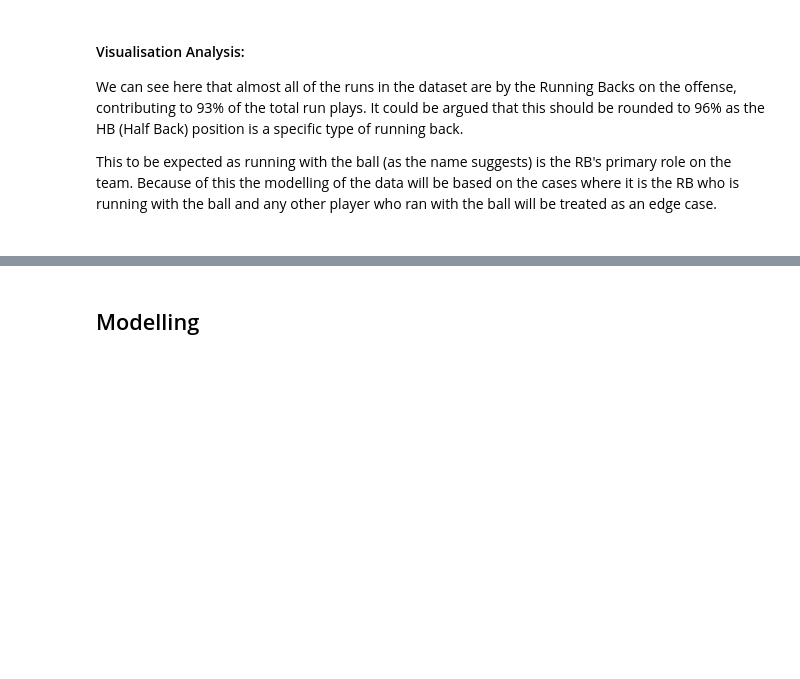
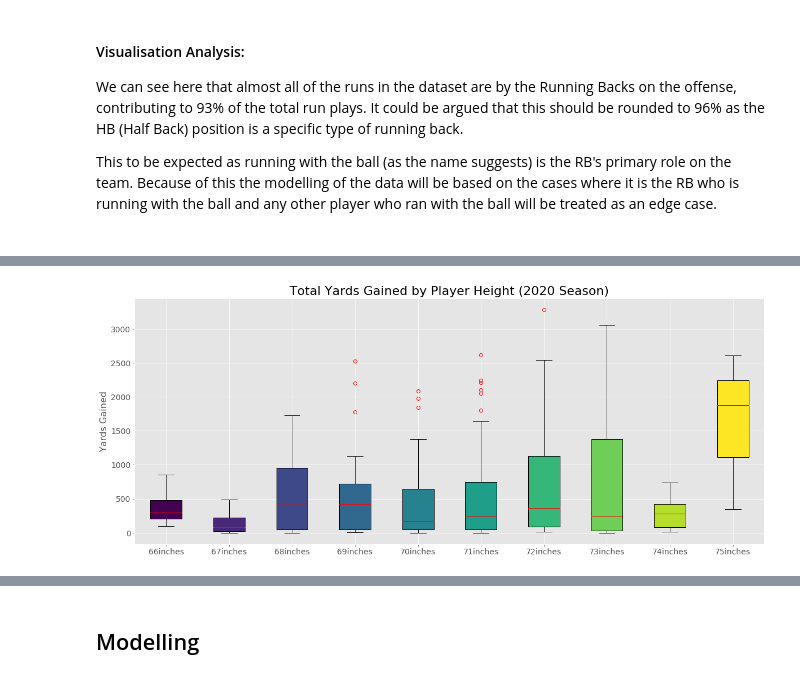
Before and after one commit to Louis-Bad/NFL-Rushing-Yards, a Jupyter notebook: main.ipynb, the cells around one changed output, grey strips where cells are left out. Drawn from its saved outputs; the diff is of its cells as text; code cells hidden in the pictures; blank space fills up the shorter version.

```diff
--- a/main.ipynb
+++ b/main.ipynb
@@ -511,0 +512,43 @@ next(iter(down1))[1]['Yards'].item()
+# %%
+# boxplot graph that more accurately shows the relationship between a RB's height and the total yards gained in a season
+plt.figure(figsize=(20,8))
+
+# the total yards gained in the 2020 season by each running back. seperated by height category
+height_66 = rb_df.loc[rb_df['PlayerHeight'] == 66].groupby('NflId').sum()['Yards']
+height_67 = rb_df.loc[rb_df['PlayerHeight'] == 67].groupby('NflId').sum()['Yards']
+height_68 = rb_df.loc[rb_df['PlayerHeight'] == 68].groupby('NflId').sum()['Yards']
+height_69 = rb_df.loc[rb_df['PlayerHeight'] == 69].groupby('NflId').sum()['Yards']
+height_70 = rb_df.loc[rb_df['PlayerHeight'] == 70].groupby('NflId').sum()['Yards']
+height_71 = rb_df.loc[rb_df['PlayerHeight'] == 71].groupby('NflId').sum()['Yards']
+height_72 = rb_df.loc[rb_df['PlayerHeight'] == 72].groupby('NflId').sum()['Yards']
+height_73 = rb_df.loc[rb_df['PlayerHeight'] == 73].groupby('NflId').sum()['Yards']
+height_74 = rb_df.loc[rb_df['PlayerHeight'] == 74].groupby('NflId').sum()['Yards']
+height_75 = rb_df.loc[rb_df['PlayerHeight'] == 75].groupby('NflId').sum()['Yards']
+
+# adding the catefories of data and their labels into lists so they can be used in the plt.boxplot() function
+heights = [height_66, height_67, height_68, height_69, height_70, height_71, height_72, height_73, height_74, height_75]
+height_labels = ['66inches', '67inches', '68inches', '69inches', '70inches', '71inches', '72inches', '73inches', '74inches', '75inches']
+
+# aesthetic plot settings
+plt.title('Total Yards Gained by Player Height (2020 Season)', fontsize=title_size)
+plt.ylabel('Yards Gained', fontsize=label_size)
+plt.xticks(fontsize=tick_size)
+plt.yticks(fontsize=tick_size)
+height_bplot = plt.boxplot(heights,
+                           labels=height_labels,
+                           flierprops={'markeredgecolor':'red'},
+                           medianprops={'color':'red'},
+                           patch_artist=True)
+
+# setting a colour range based on the increasing height
+viridis_cmap = cm.ScalarMappable(cmap='viridis')
+height_range = range(66,76)
+height_bplot_colours = viridis_cmap.to_rgba(height_range)
+
+for patch, colour in zip(height_bplot['boxes'], height_bplot_colours):
+    patch.set_facecolor(colour)
+
+
+plt.show();
+# %% [output]
+[figure, added]
```
Also changed, not shown: parts of 31 cells of this notebook.
